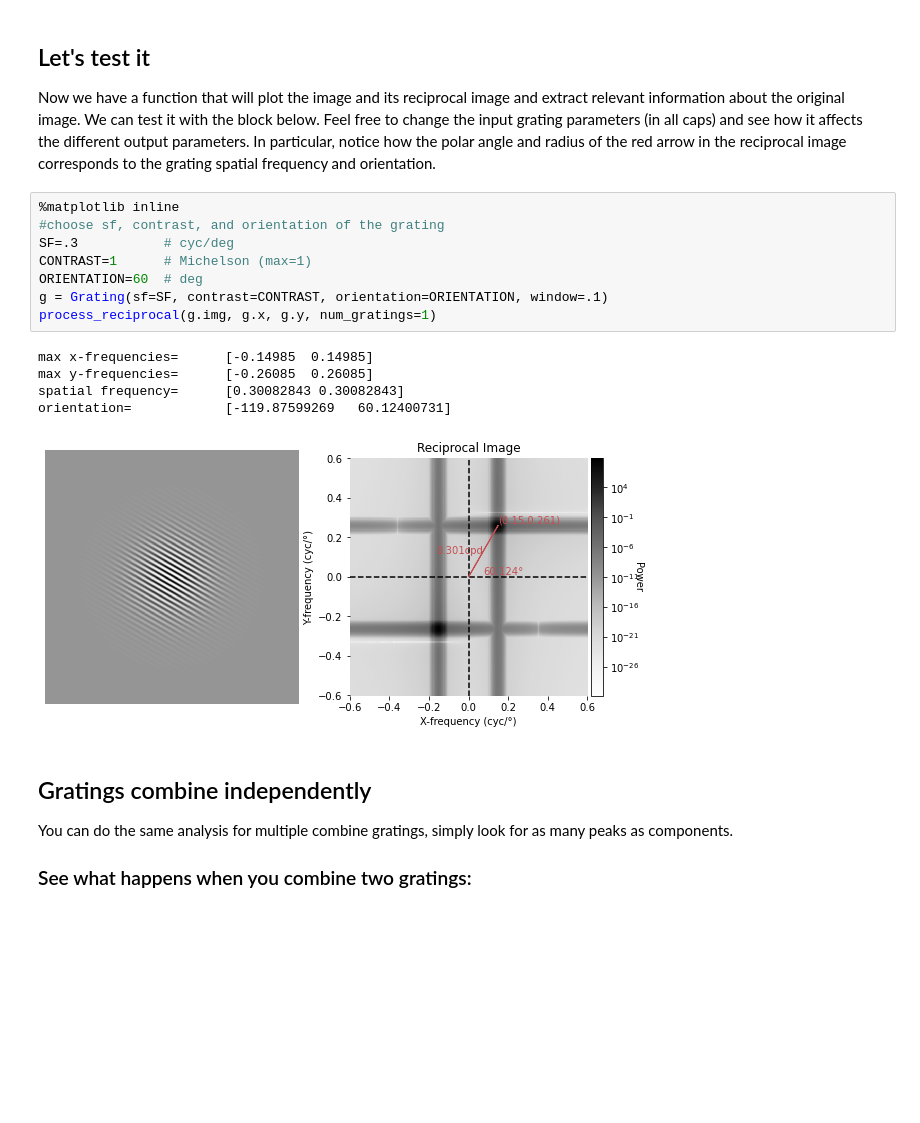
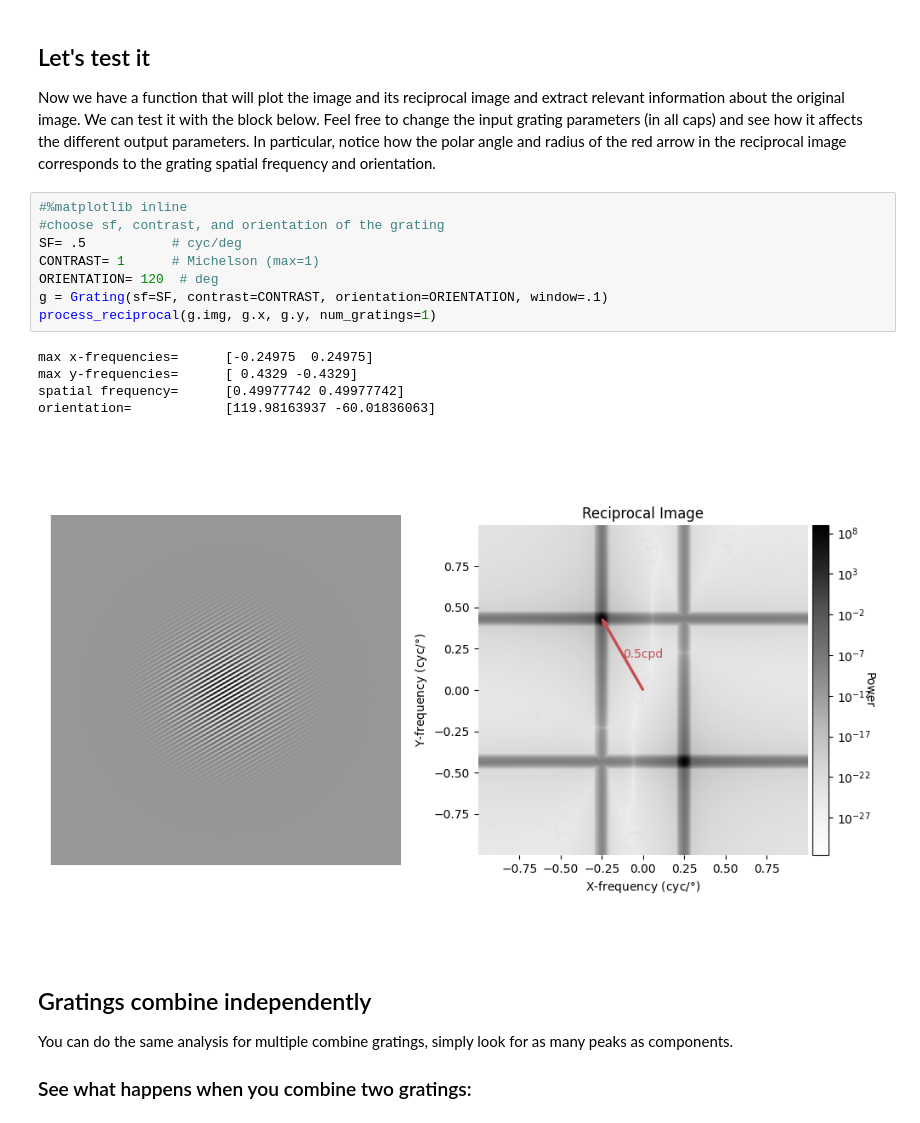
Before and after one commit to jpcurrea/ODA, a Jupyter notebook: docs/ODA How It Works.ipynb, the cells around one changed output. Saved outputs shown, nothing was run; the diff lists cells and outputs as text; blank space fills up the shorter version.

```diff
--- a/docs/ODA How It Works.ipynb
+++ b/docs/ODA How It Works.ipynb
@@ -112,19 +113,19 @@ process_reciprocal(img, xvals, yvals, num_gratings=1)
 ## Let's test it
 Now we have a function that will plot the image and its reciprocal image and extract relevant information about the original image. We can test it with the block below. Feel free to change the input grating parameters (in all caps) and see how it affects the different output parameters. In particular, notice how the polar angle and radius of the red arrow in the reciprocal image corresponds to the grating spatial frequency and orientation.
 # %%
-%matplotlib inline
+#%matplotlib inline
 #choose sf, contrast, and orientation of the grating
-SF=.3           # cyc/deg
-CONTRAST=1      # Michelson (max=1)
-ORIENTATION=60  # deg
+SF= .5           # cyc/deg
+CONTRAST= 1      # Michelson (max=1)
+ORIENTATION= 120  # deg
 g = Grating(sf=SF, contrast=CONTRAST, orientation=ORIENTATION, window=.1)
 process_reciprocal(g.img, g.x, g.y, num_gratings=1)
 # %% [output]
-max x-frequencies=      [-0.14985  0.14985]
-max y-frequencies=      [-0.26085  0.26085]
-spatial frequency=      [0.30082843 0.30082843]
-orientation=            [-119.87599269   60.12400731]
+max x-frequencies=      [-0.24975  0.24975]
+max y-frequencies=      [ 0.4329 -0.4329]
+spatial frequency=      [0.49977742 0.49977742]
+orientation=            [119.98163937 -60.01836063]
-[figure, old version]
+[figure, new version]
 # %% [markdown]
 ## Gratings combine independently
 You can do the same analysis for multiple combine gratings, simply look for as many peaks as components.
```
Also changed, not shown: parts of 13 cells of this notebook, 9 other files.
